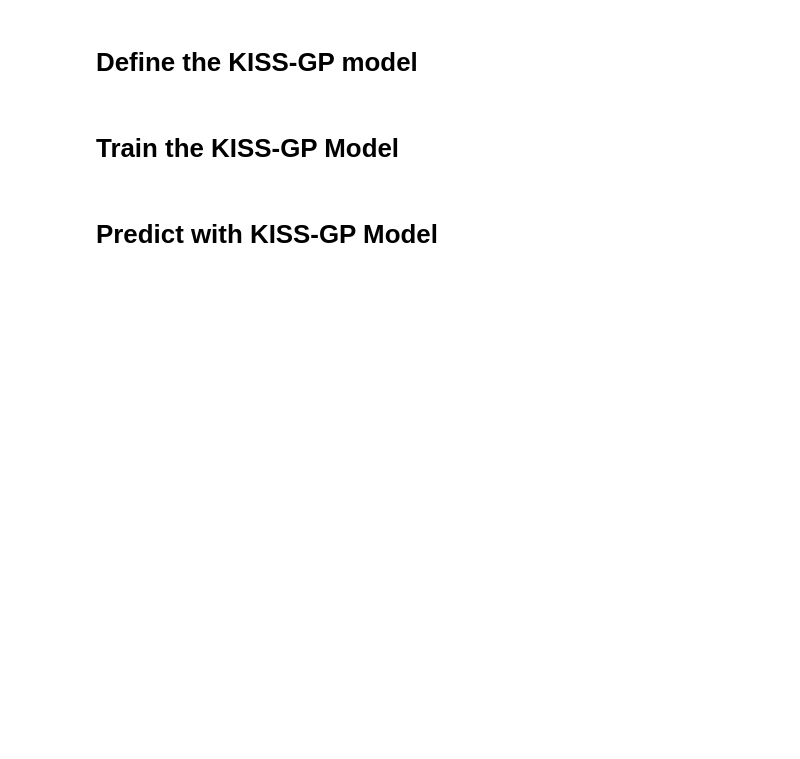
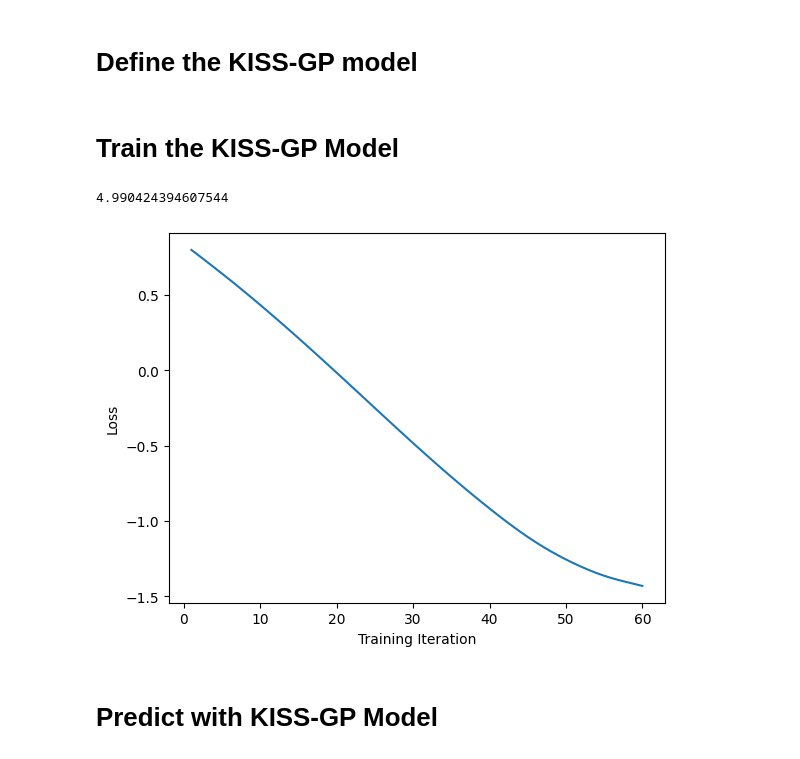
Before and after one commit to Sabelz/Master_Thesis_Alexander, a Jupyter notebook: GPs/ToyGPs.ipynb, the cells around one changed output. Saved outputs shown, nothing was run; the diff lists cells and outputs as text; code cells hidden in the pictures; blank space fills up the shorter version.

```diff
--- a/GPs/ToyGPs.ipynb
+++ b/GPs/ToyGPs.ipynb
@@ -75,7 +76,11 @@ KISSGP_model_toy = KISSGP(x_train_toy, y_train_toy, KISSGP_likelihood_toy, KISSG
 # %% [markdown]
 # Train the KISS-GP Model
 # %%
-train(KISSGP_model_toy, KISSGP_likelihood_toy, x_train_toy, y_train_toy, training_iter= 40) # train is defined in utils/functions.ipynb
+train_time_KISSGP_toy = train(KISSGP_model_toy, KISSGP_likelihood_toy, x_train_toy, y_train_toy, training_iter= 60) # train is defined in utils/functions.ipynb
+print(train_time_KISSGP_toy)
+# %% [output]
+4.990424394607544
+[figure, added]
 # %% [markdown]
 # Predict with KISS-GP Model
 # %%
```
Also changed, not shown: parts of 26 cells of this notebook.
